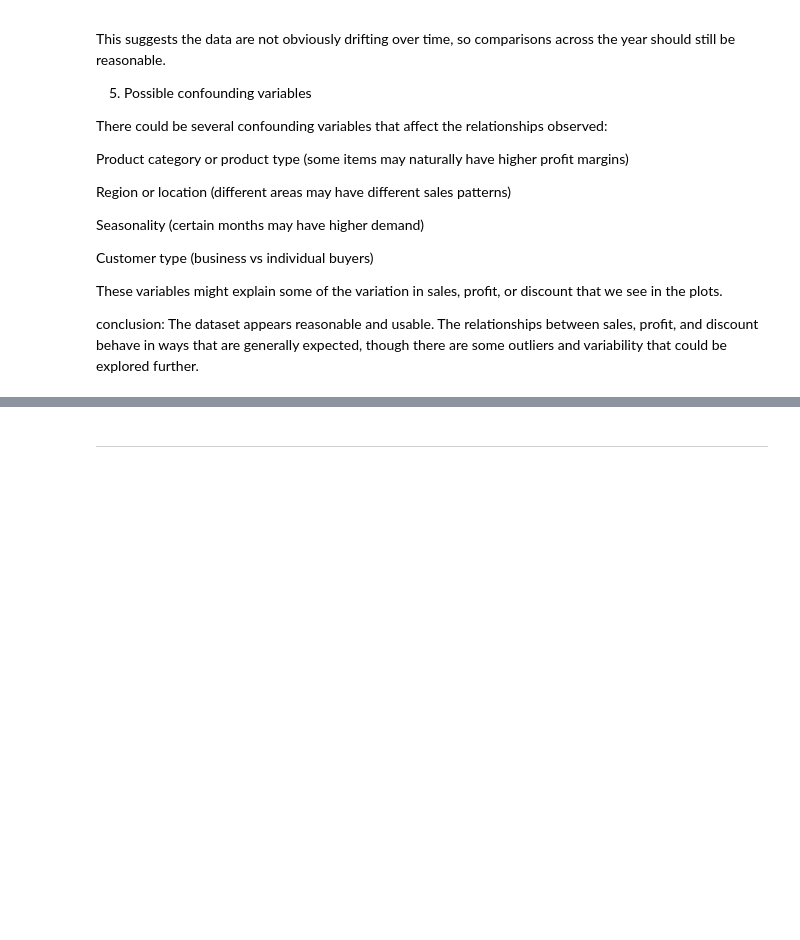
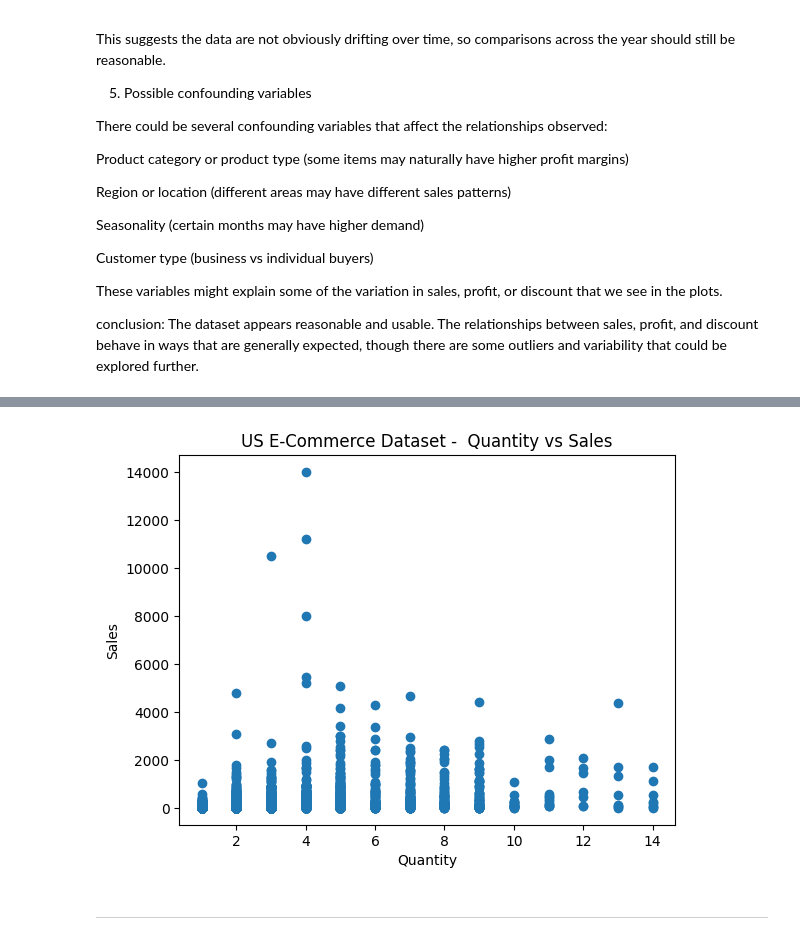
Before and after one commit to carlos00002/DX699_02, a Jupyter notebook: homework/OMDS-ModB2-Week6-Jaime-Carlos.ipynb, the cells around one changed output, grey strips where cells are left out. Drawn from its saved outputs; the diff is of its cells as text; code cells hidden in the pictures; blank space fills up the shorter version.

```diff
--- a/homework/OMDS-ModB2-Week6-Jaime-Carlos.ipynb
+++ b/homework/OMDS-ModB2-Week6-Jaime-Carlos.ipynb
@@ -270,3 +346,12 @@ The dataset appears reasonable and usable. The relationships between sales, prof
+# %%
+plt.figure()
+plt.scatter(df["Quantity"], df["Sales"])
+plt.title("US E-Commerce Dataset -  Quantity vs Sales")
+plt.xlabel("Quantity")
+plt.ylabel("Sales")
+plt.show()
+# %% [output]
+[figure, added]
 # %% [markdown]
 <hr>
 # %%
```
Also changed, not shown: parts of 15 cells of this notebook.
